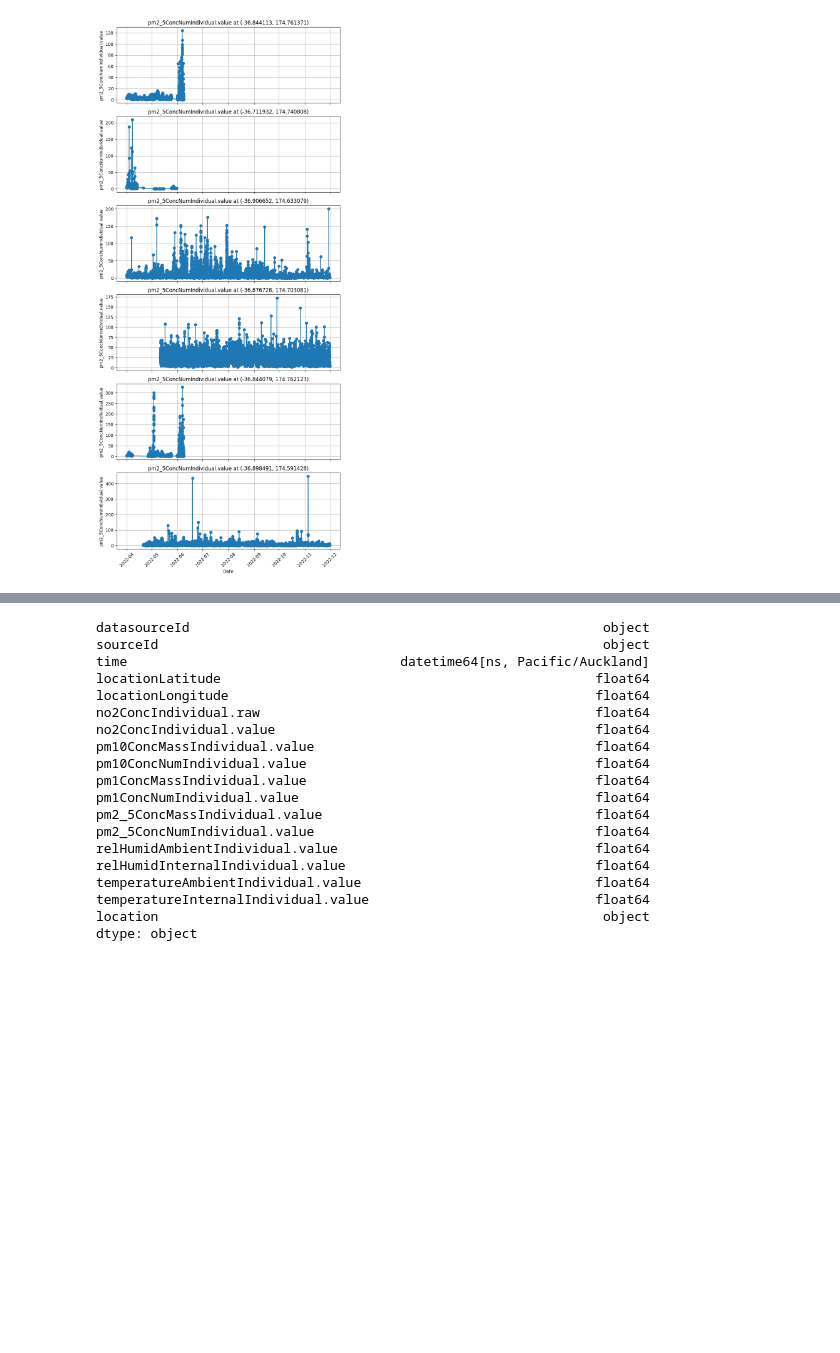
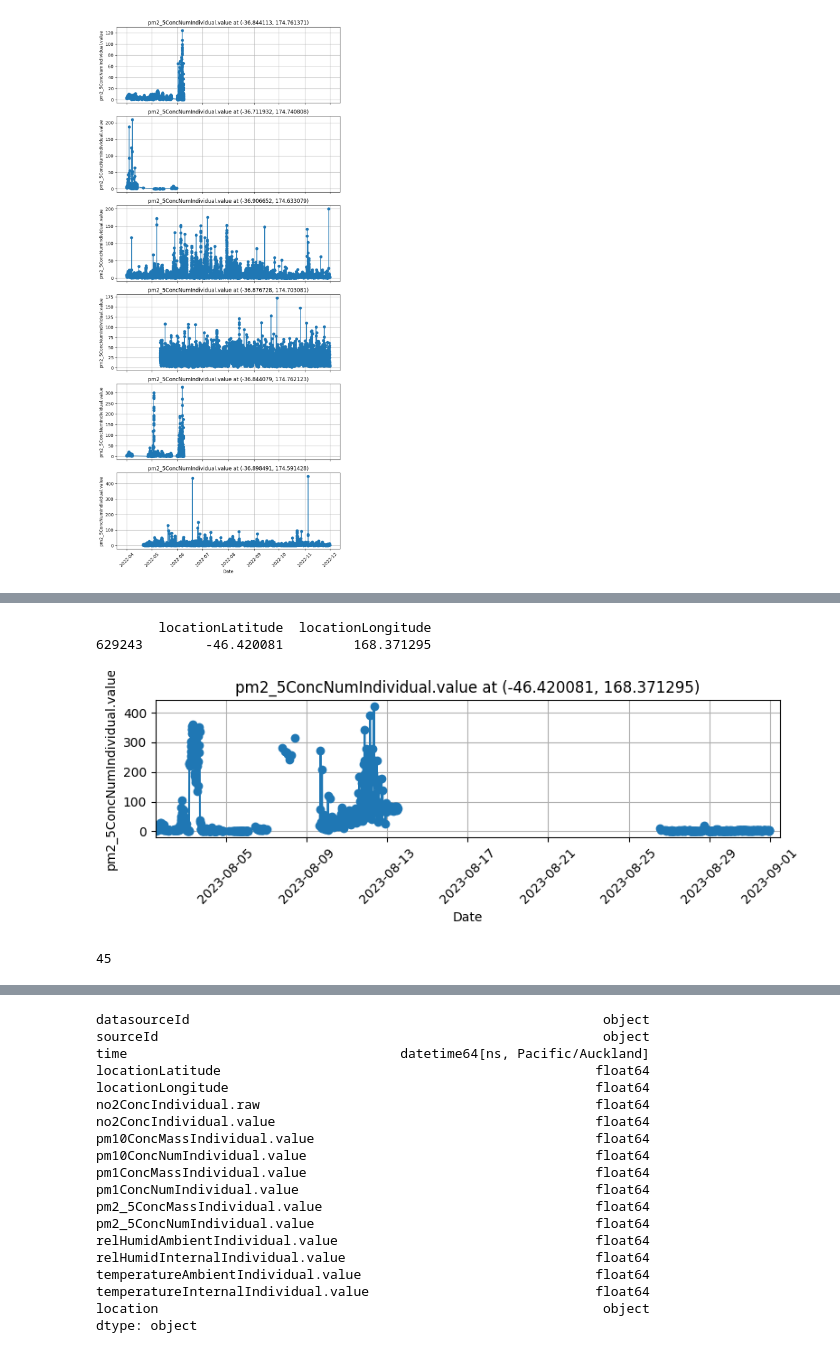
Before and after one commit to mattalajas/GEODE2025, a Jupyter notebook: AirQuality/init_exploration.ipynb, the cells around one changed output, grey strips where cells are left out. Saved outputs shown, nothing was run; the diff lists cells and outputs as text; code cells hidden in the pictures; blank space fills up the shorter version.

```diff
--- a/AirQuality/init_exploration.ipynb
+++ b/AirQuality/init_exploration.ipynb
@@ -824,6 +887,7 @@ auckland_dataset[auckland_dataset['locationLatitude'] == -36.711932]
 import seaborn as sns
 
 auckland_dataset['location'] = auckland_dataset.apply(lambda row: f"({row['locationLatitude']}, {row['locationLongitude']})", axis=1)
+invercargill_dataset['location'] = invercargill_dataset.apply(lambda row: f"({row['locationLatitude']}, {row['locationLongitude']})", axis=1)
 # %% [output]
 A value is trying to be set on a copy of a slice from a DataFrame.
 Try using .loc[row_indexer,col_indexer] = value instead
@@ -914,0 +1011,47 @@ plt.show()
+# %%
+import datetime
+
+inv_locations_og = invercargill_dataset[['locationLatitude', 'locationLongitude']].drop_duplicates()
+# pm2_5ConcNumIndividual.value, temperatureInternalIndividual.value
+
+ranges = [18]
+print(inv_locations_og.iloc[list(ranges)])
+inv_locations = inv_locations_og.iloc[list(ranges)]
+ranges = ['2023-08-01', '2023-09-01']
+
+# Create subplots
+fig, axes = plt.subplots(len(inv_locations), 1, figsize=(8, len(inv_locations) * 3), sharex=True)
+
+if len(inv_locations) == 1:
+    axes = [axes]  # Ensure axes is iterable for a single subplot
+
+# Plot each lat-long pair in a separate subplot
+for ax, (lat, lon) in zip(axes, inv_locations.itertuples(index=False)):
+    subset = invercargill_dataset[(invercargill_dataset['locationLatitude'] == lat) & (invercargill_dataset['locationLongitude'] == lon) &
+                              (invercargill_dataset['time'] > ranges[0]) & (invercargill_dataset['time'] < ranges[1])]
+
+    ax.plot(subset['time'], subset[group_by], marker='o', linestyle='-')
+
+    # Labels and formatting
+    ax.set_title(f'{group_by} at ({lat}, {lon})')
+    ax.set_ylabel(f'{group_by}')
+    ax.grid(True)
+
+# Formatting for x-axis
+plt.xlabel('Date')
+plt.xlim(datetime.date(2023, 8, 1), datetime.date(2023, 9, 1))
+plt.xticks(rotation=45)
+plt.tight_layout()
+
+# Show plot
+plt.show()
+# %% [output]
+        locationLatitude  locationLongitude
+629243        -46.420081         168.371295
+[figure, added]
+# %%
+lat_long_inv = list(invercargill_dataset[['locationLongitude', 'locationLatitude']].drop_duplicates()\
+                .itertuples(index=False, name=None))
+len(lat_long_inv[:45])
+# %% [output]
+45
```
Also changed, not shown: parts of 19 cells of this notebook, 8 other files.
